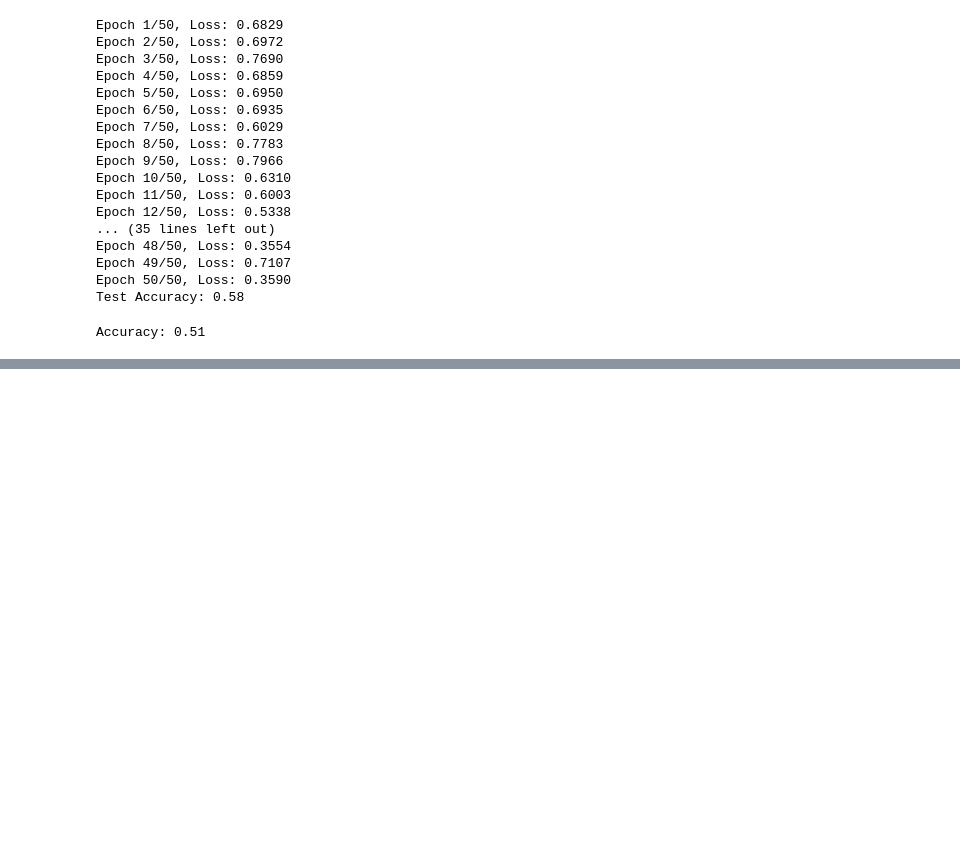
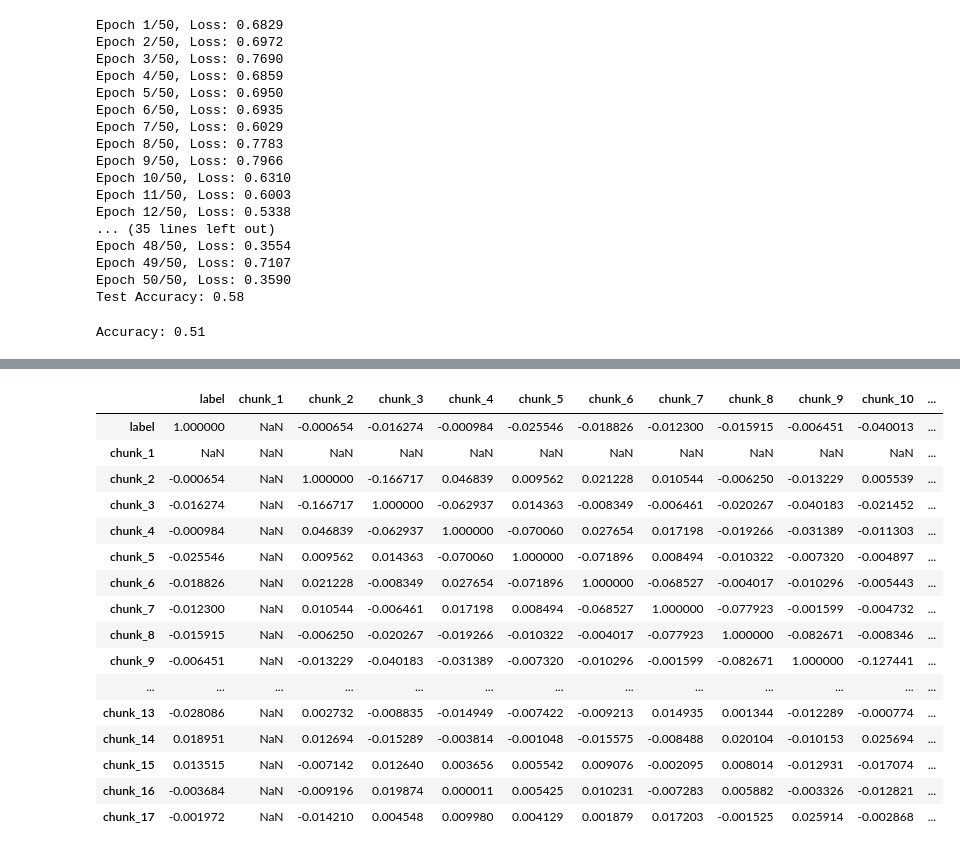
Before and after one commit to hardik1408/CS771, a Jupyter notebook: dataset3.ipynb, the cells around one changed output, grey strips where cells are left out. Cells and saved outputs as stored; diff of their text form; code cells hidden in the pictures; blank space fills up the shorter version.

```diff
--- a/dataset3.ipynb
+++ b/dataset3.ipynb
@@ -305,3 +305,5 @@ accuracy = accuracy_score(y_test, y_pred)
 print(f"Accuracy: {accuracy:.2f}")
 # %% [output]
 Accuracy: 0.51
+# %%
+df = pd.read_csv('/Users/trijalsrivastava/Code/ML/CS771/mini-project-1 2/datasets/train/train_text_seq.csv')
@@ -307,0 +321,7 @@ Accuracy: 0.51
+# %%
+def split_into_chunks(input_str, chunk_size=3):
+    return [input_str[i:i+chunk_size] for i in range(0, len(input_str), chunk_size)]
+
+chunks_df = df['input_str'].apply(split_into_chunks).apply(pd.Series)
+chunks_df.columns = [f'chunk_{i+1}' for i in range(chunks_df.shape[1])]
+df = pd.concat([df, chunks_df], axis=1)
@@ -307,0 +330,21 @@ Accuracy: 0.51
+# %%
+correlation_matrix = df.corr()
+correlation_matrix
+# %% [output]
+|  | label | chunk_1 | chunk_2 | chunk_3 | chunk_4 | chunk_5 | chunk_6 | chunk_7 | chunk_8 | chunk_9 | chunk_10 | ... |
+| label | 1.000000 | NaN | -0.000654 | -0.016274 | -0.000984 | -0.025546 | -0.018826 | -0.012300 | -0.015915 | -0.006451 | -0.040013 | ... |
+| chunk_1 | NaN | NaN | NaN | NaN | NaN | NaN | NaN | NaN | NaN | NaN | NaN | ... |
+| chunk_2 | -0.000654 | NaN | 1.000000 | -0.166717 | 0.046839 | 0.009562 | 0.021228 | 0.010544 | -0.006250 | -0.013229 | 0.005539 | ... |
+| chunk_3 | -0.016274 | NaN | -0.166717 | 1.000000 | -0.062937 | 0.014363 | -0.008349 | -0.006461 | -0.020267 | -0.040183 | -0.021452 | ... |
+| chunk_4 | -0.000984 | NaN | 0.046839 | -0.062937 | 1.000000 | -0.070060 | 0.027654 | 0.017198 | -0.019266 | -0.031389 | -0.011303 | ... |
+| chunk_5 | -0.025546 | NaN | 0.009562 | 0.014363 | -0.070060 | 1.000000 | -0.071896 | 0.008494 | -0.010322 | -0.007320 | -0.004897 | ... |
+| chunk_6 | -0.018826 | NaN | 0.021228 | -0.008349 | 0.027654 | -0.071896 | 1.000000 | -0.068527 | -0.004017 | -0.010296 | -0.005443 | ... |
+| chunk_7 | -0.012300 | NaN | 0.010544 | -0.006461 | 0.017198 | 0.008494 | -0.068527 | 1.000000 | -0.077923 | -0.001599 | -0.004732 | ... |
+| chunk_8 | -0.015915 | NaN | -0.006250 | -0.020267 | -0.019266 | -0.010322 | -0.004017 | -0.077923 | 1.000000 | -0.082671 | -0.008346 | ... |
+| chunk_9 | -0.006451 | NaN | -0.013229 | -0.040183 | -0.031389 | -0.007320 | -0.010296 | -0.001599 | -0.082671 | 1.000000 | -0.127441 | ... |
+| ... | ... | ... | ... | ... | ... | ... | ... | ... | ... | ... | ... | ... |
+| chunk_13 | -0.028086 | NaN | 0.002732 | -0.008835 | -0.014949 | -0.007422 | -0.009213 | 0.014935 | 0.001344 | -0.012289 | -0.000774 | ... |
+| chunk_14 | 0.018951 | NaN | 0.012694 | -0.015289 | -0.003814 | -0.001048 | -0.015575 | -0.008488 | 0.020104 | -0.010153 | 0.025694 | ... |
+| chunk_15 | 0.013515 | NaN | -0.007142 | 0.012640 | 0.003656 | 0.005542 | 0.009076 | -0.002095 | 0.008014 | -0.012931 | -0.017074 | ... |
+| chunk_16 | -0.003684 | NaN | -0.009196 | 0.019874 | 0.000011 | 0.005425 | 0.010231 | -0.007283 | 0.005882 | -0.003326 | -0.012821 | ... |
+| chunk_17 | -0.001972 | NaN | -0.014210 | 0.004548 | 0.009980 | 0.004129 | 0.001879 | 0.017203 | -0.001525 | 0.025914 | -0.002868 | ... |
```
Also changed, not shown: parts of 10 cells of this notebook.
